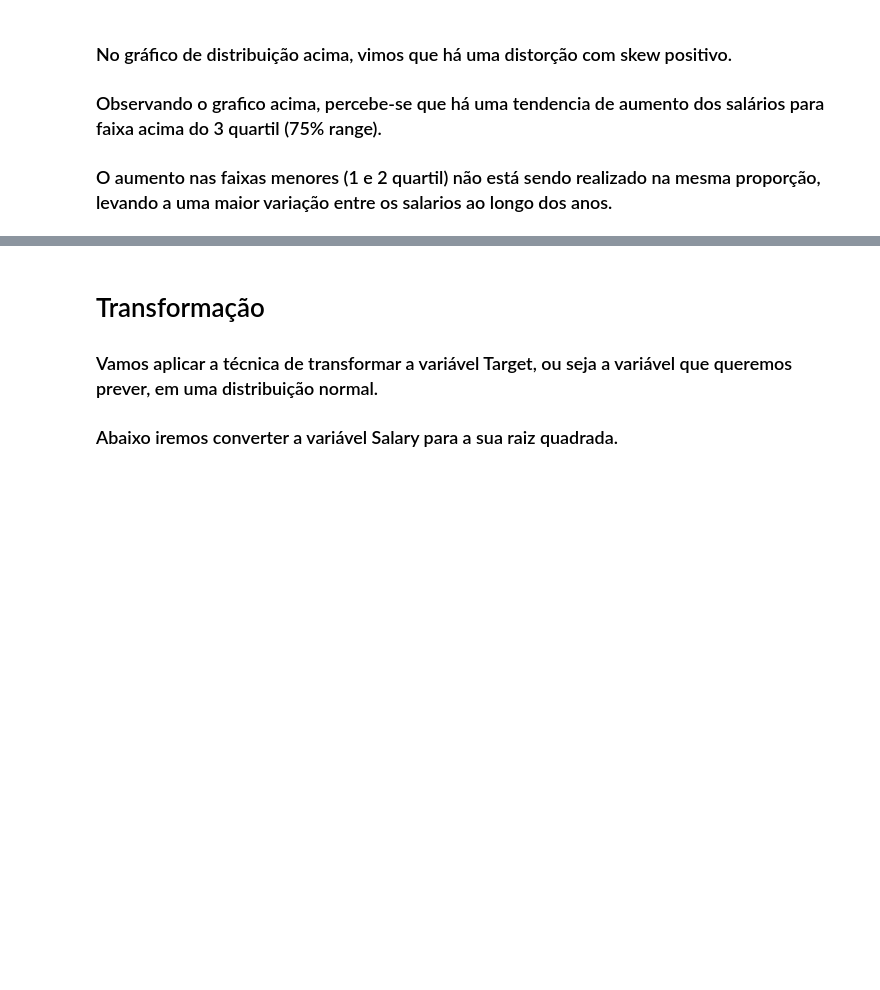
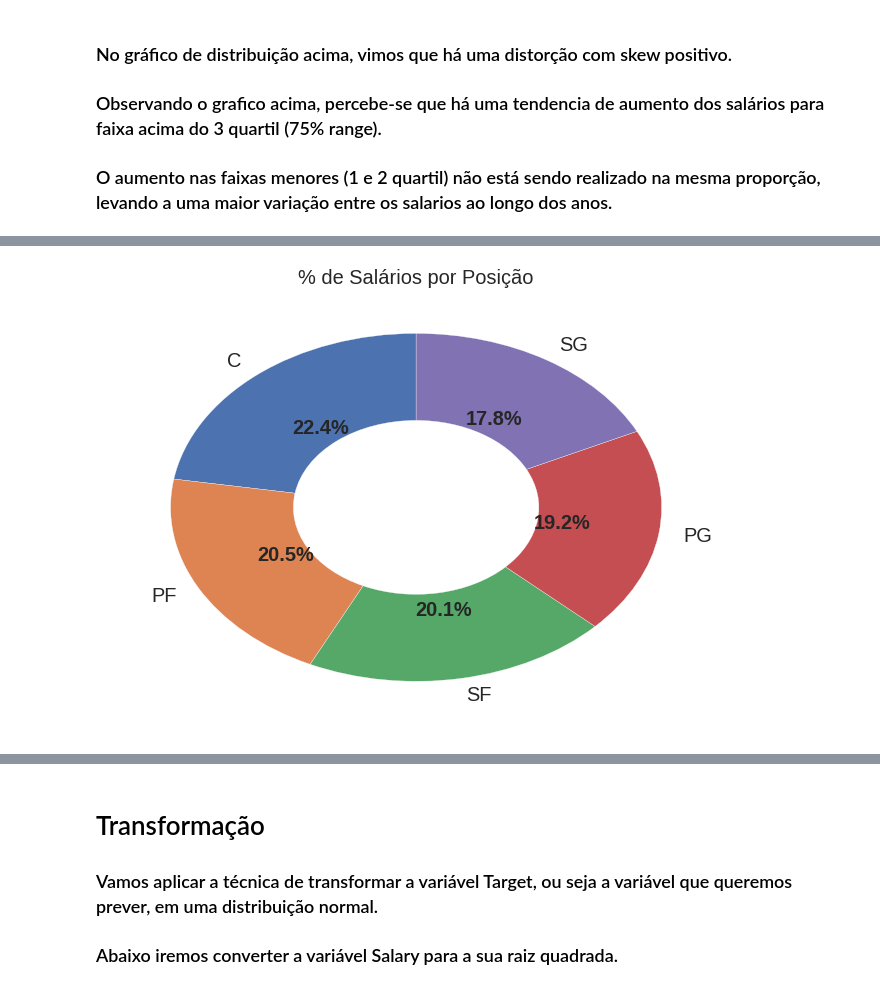
Before and after one commit to thiagobtr/NBA_Salary, a Jupyter notebook: NBA_Salario.ipynb, the cells around one changed output, grey strips where cells are left out. Saved outputs shown, nothing was run; the diff lists cells and outputs as text; code cells hidden in the pictures; blank space fills up the shorter version.

```diff
--- a/NBA_Salario.ipynb
+++ b/NBA_Salario.ipynb
@@ -218,0 +343,33 @@ Kurtosis : 2.1298947894
+# %%
+# Padronizando as posições
+df_salario.loc[df_salario['Pos']=='SG-PG','Pos']='SG'
+df_salario.loc[df_salario['Pos']=='PF-C','Pos']='PF'
+df_salario.loc[df_salario['Pos']=='PG-SG','Pos']='PG'
+df_salario.loc[df_salario['Pos']=='SF-PF','Pos']='SF'
+df_salario.loc[df_salario['Pos']=='SG-PG','Pos']='SG'
+df_salario.loc[df_salario['Pos']=='SF-SG','Pos']='SF'
+df_salario.loc[df_salario['Pos']=='C-PF','Pos']='C'
+df_salario.loc[df_salario['Pos']=='PF-SF','Pos']='PF'
+df_salario.loc[df_salario['Pos']=='SG-SF','Pos']='SG'
+# %%
+#agrupando por "Pos"
+df_group_pos = df_salario.groupby('Pos')
+#gera arquivo com os dados agupados po 'Pos'
+dados = df_group_pos['Salary'].mean().reset_index().sort_values('Salary',ascending=False)
+# cria clouna com % de Salario
+dados['% Sal_Pos'] = round(dados['Salary']/dados['Salary'].sum(),3)*100
+# %%
+#gera o gráfico
+#define tamanho do plot
+fig,axes=plt.subplots(figsize=(11,8))
+#gera o grafico de barras
+plt.style.use('seaborn')
+ax,texto,autotexto = axes.pie(dados['% Sal_Pos'],wedgeprops=dict(width=0.5),autopct='%1.1f%%',startangle=90,labels= dados['Pos']);
+axes.set_title('% de Salários por Posição',fontsize=20)
+plt.setp(autotexto, size=20, weight="bold");
+for t in texto:
+    t.set_size('20');
+
+plt.show();
+# %% [output]
+[figure, added]
```
Also changed, not shown: parts of 49 cells of this notebook.
